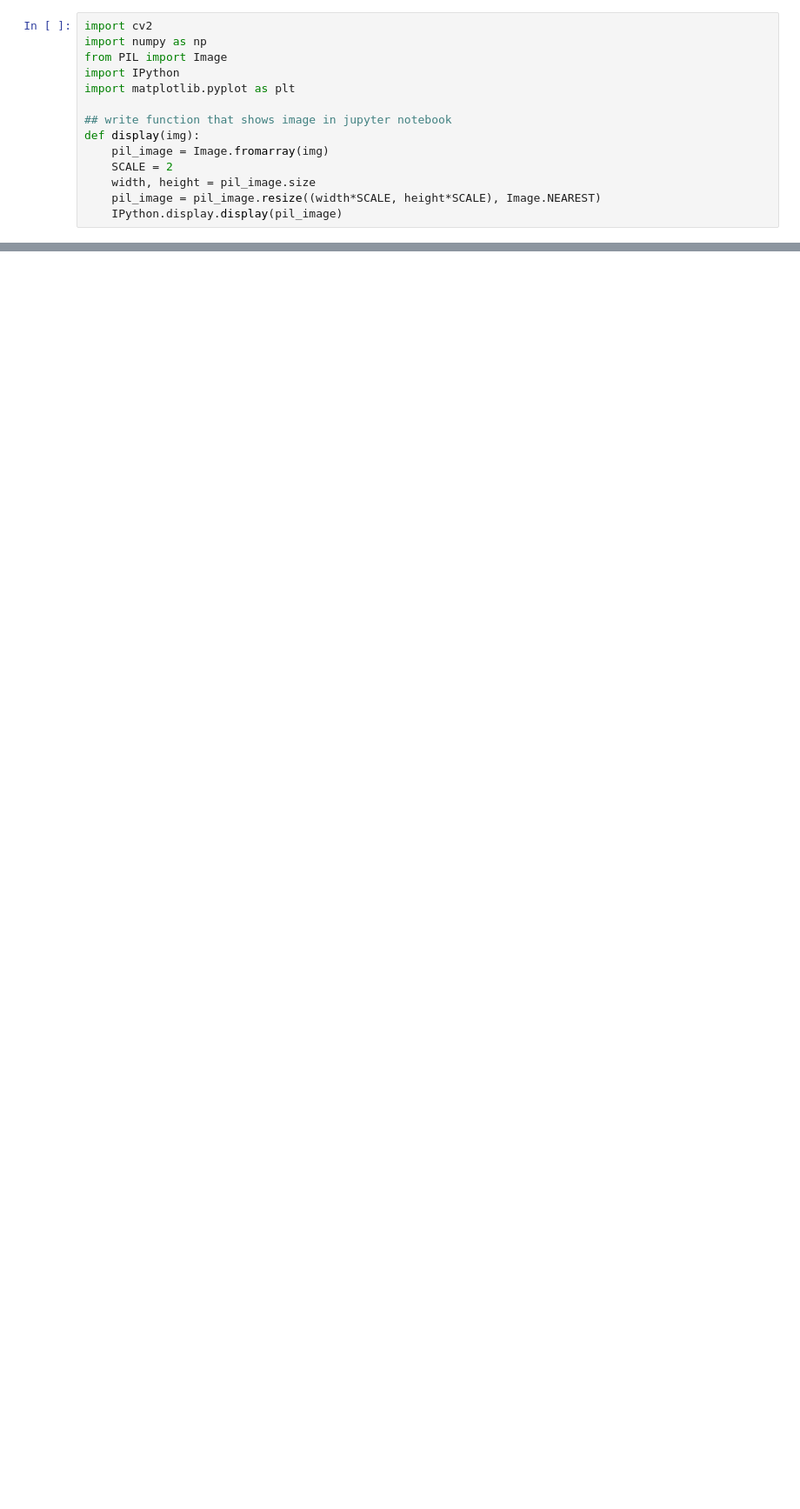
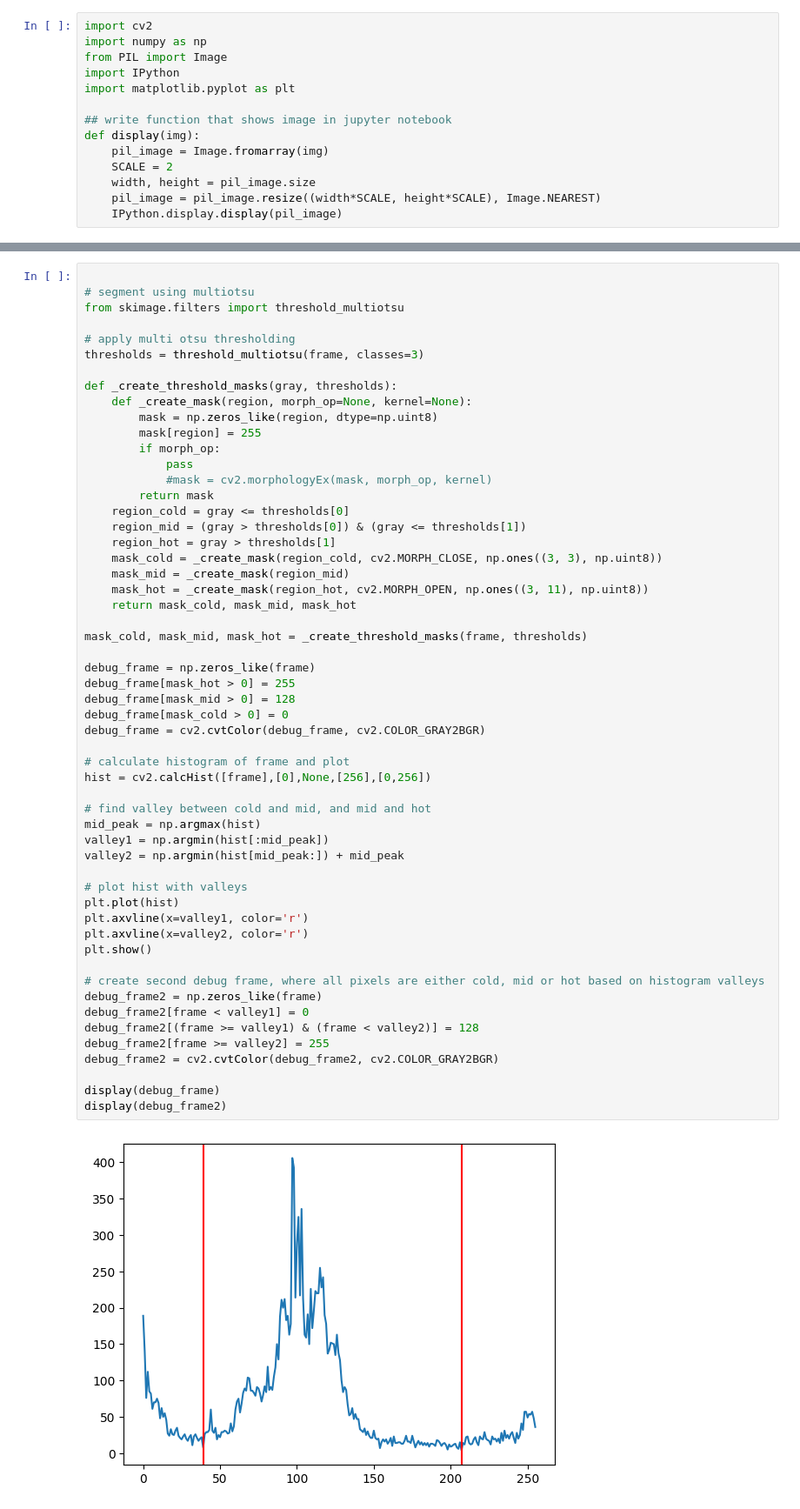
Before and after one commit to BiCo-Digital/altin-thermal, a Jupyter notebook: shape_classificator.ipynb, the cells around one changed output, grey strips where cells are left out. Shown at 87% size. Drawn from its saved outputs; the diff is of its cells as text; blank space fills up the shorter version.

```diff
--- a/shape_classificator.ipynb
+++ b/shape_classificator.ipynb
@@ -62,0 +41,57 @@ display(res)
+# %%
+
+# segment using multiotsu
+from skimage.filters import threshold_multiotsu
+
+# apply multi otsu thresholding
+thresholds = threshold_multiotsu(frame, classes=3)
+
+def _create_threshold_masks(gray, thresholds):
+    def _create_mask(region, morph_op=None, kernel=None):
+        mask = np.zeros_like(region, dtype=np.uint8)
+        mask[region] = 255
+        if morph_op:
+            pass
+            #mask = cv2.morphologyEx(mask, morph_op, kernel)
+        return mask
+    region_cold = gray <= thresholds[0]
+    region_mid = (gray > thresholds[0]) & (gray <= thresholds[1])
+    region_hot = gray > thresholds[1]
+    mask_cold = _create_mask(region_cold, cv2.MORPH_CLOSE, np.ones((3, 3), np.uint8))
+    mask_mid = _create_mask(region_mid)
+    mask_hot = _create_mask(region_hot, cv2.MORPH_OPEN, np.ones((3, 11), np.uint8))
+    return mask_cold, mask_mid, mask_hot
+
+mask_cold, mask_mid, mask_hot = _create_threshold_masks(frame, thresholds)
+
+debug_frame = np.zeros_like(frame)
+debug_frame[mask_hot > 0] = 255
+debug_frame[mask_mid > 0] = 128
+debug_frame[mask_cold > 0] = 0
+debug_frame = cv2.cvtColor(debug_frame, cv2.COLOR_GRAY2BGR)
+
+# calculate histogram of frame and plot
+hist = cv2.calcHist([frame],[0],None,[256],[0,256])
+
+# find valley between cold and mid, and mid and hot
+mid_peak = np.argmax(hist)
+valley1 = np.argmin(hist[:mid_peak])
+valley2 = np.argmin(hist[mid_peak:]) + mid_peak
+
+# plot hist with valleys
+plt.plot(hist)
+plt.axvline(x=valley1, color='r')
+plt.axvline(x=valley2, color='r')
+plt.show()
+
+# create second debug frame, where all pixels are either cold, mid or hot based on histogram valleys
+debug_frame2 = np.zeros_like(frame)
+debug_frame2[frame < valley1] = 0
+debug_frame2[(frame >= valley1) & (frame < valley2)] = 128
+debug_frame2[frame >= valley2] = 255
+debug_frame2 = cv2.cvtColor(debug_frame2, cv2.COLOR_GRAY2BGR)
+
+display(debug_frame)
+display(debug_frame2)
+# %% [output]
+[figure, added]
```
Also changed, not shown: parts of 3 cells of this notebook, 17 other files.
